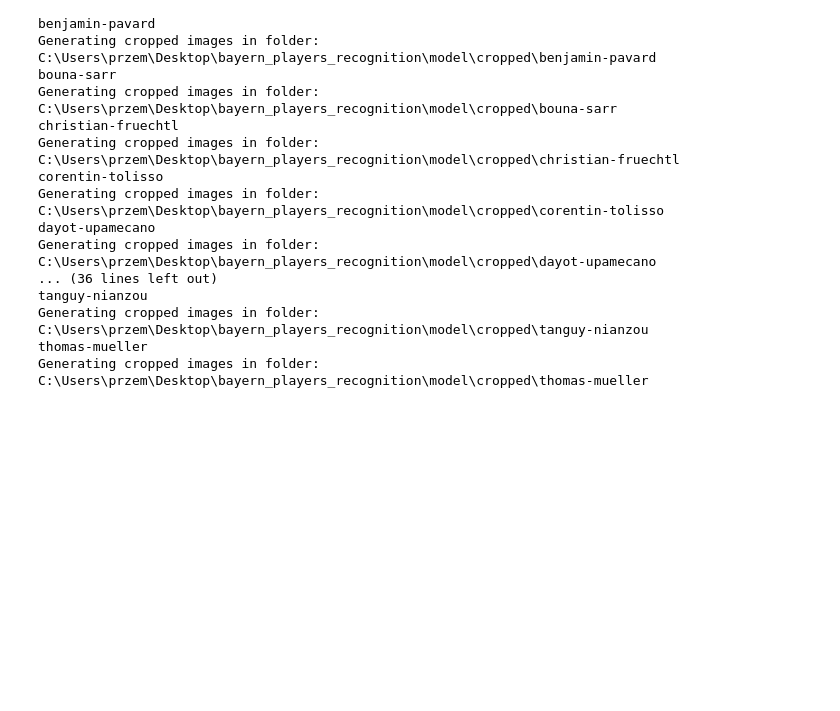
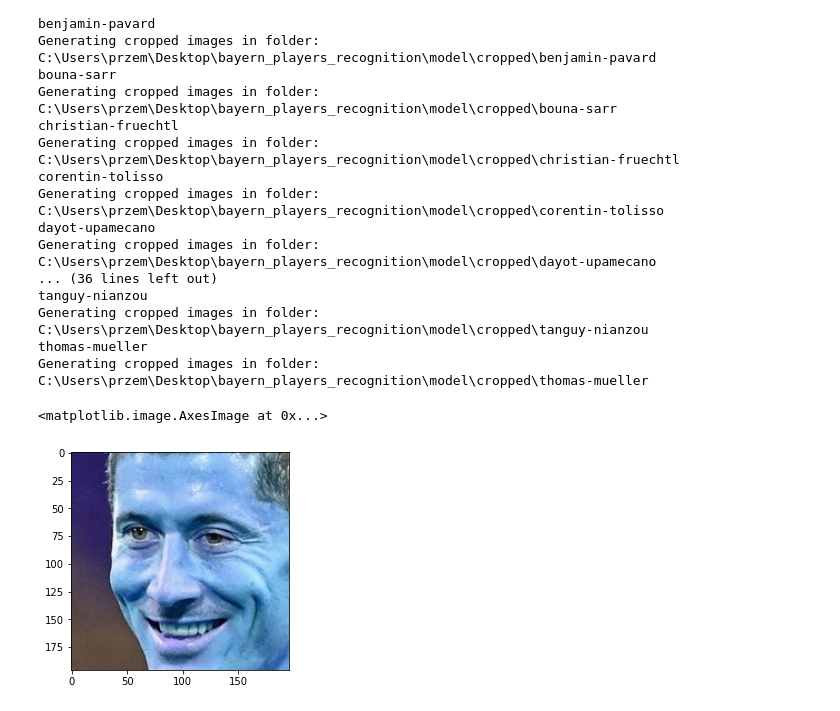
Before and after one commit to pmajews/best_tennis_players_recognition, a Jupyter notebook: bayern_players_recognition.ipynb, the cells around one changed output. Drawn from its saved outputs; the diff is of its cells as text; code cells hidden in the pictures; blank space fills up the shorter version.

Commit message:
image processing

```diff
--- a/bayern_players_recognition.ipynb
+++ b/bayern_players_recognition.ipynb
@@ -151,0 +169,6 @@ Generating cropped images in folder:  C:\Users\przem\Desktop\bayern_players_reco
+# %%
+cropped_image = get_cropped_image_if_2_eyes(r"C:\Users\przem\Desktop\bayern_players_recognition\model\cropped\robert-lewandowski\robert-lewandowski8.jpg")
+plt.imshow(cropped_image)
+# %% [output]
+<matplotlib.image.AxesImage at 0x...>
+[figure, added]
```
Also changed, not shown: parts of 3 cells of this notebook, 27 other files.
